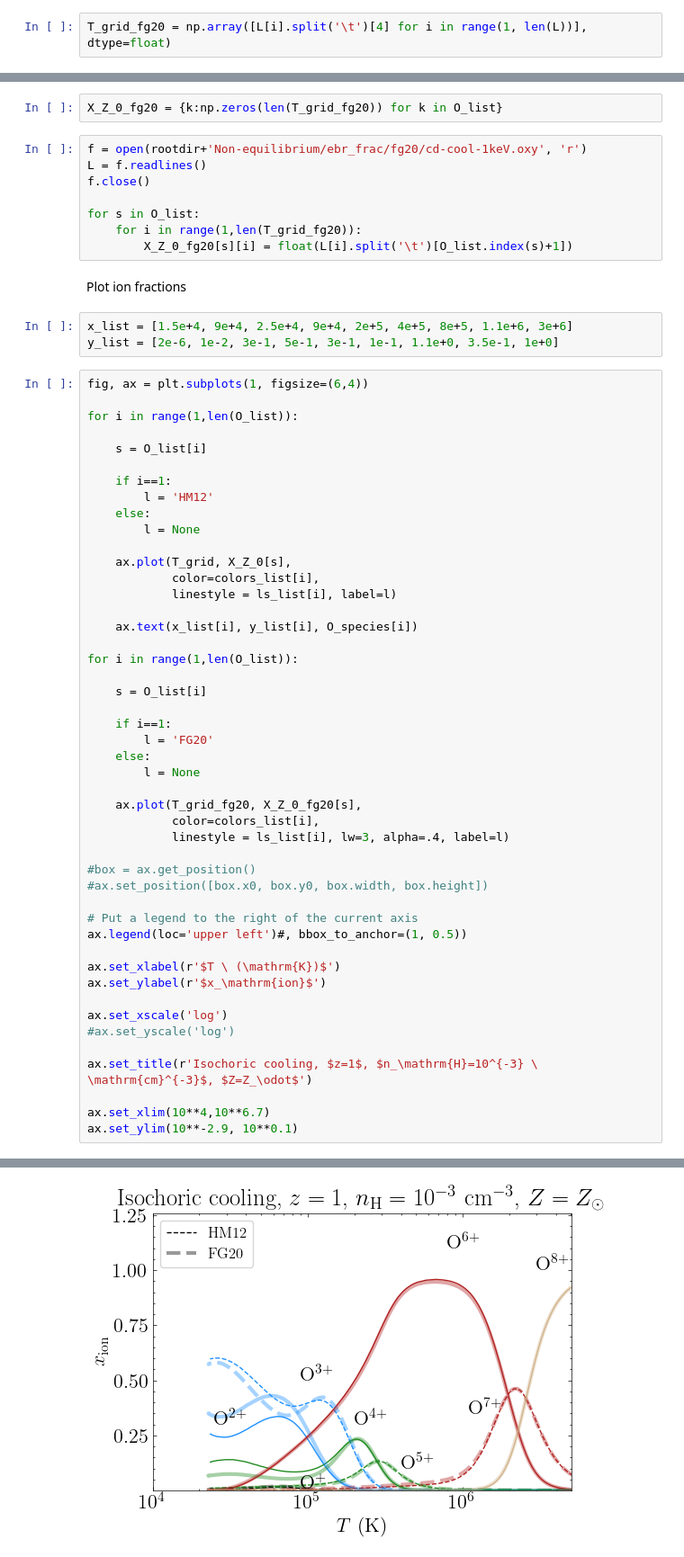
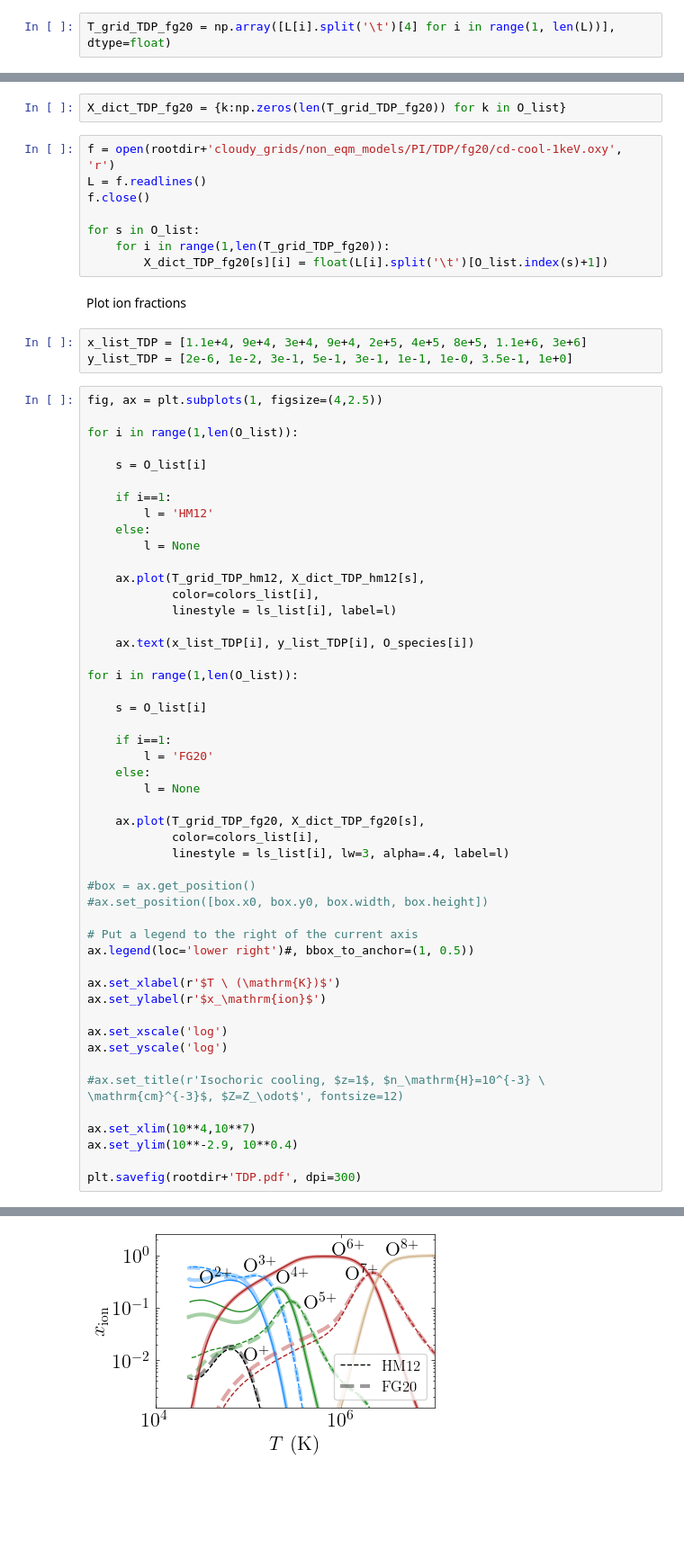
Before and after one commit to suyashk12/cgm_science, a Jupyter notebook: cloudy_fitting/ion_fractions.ipynb, the cells around one changed output, grey strips where cells are left out. Shown at 90% size. Cells and saved outputs as stored; diff of their text form; blank space fills up the shorter version.

```diff
--- a/cloudy_fitting/ion_fractions.ipynb
+++ b/cloudy_fitting/ion_fractions.ipynb
@@ -450,26 +832,26 @@ f = open(rootdir+'Non-equilibrium/ebr_frac/fg20/cd-cool-1keV.tim', 'r')
 L = f.readlines()
 f.close()
 # %%
-T_grid_fg20 = np.array([L[i].split('\t')[4] for i in range(1, len(L))], dtype=float)
+T_grid_TDP_fg20 = np.array([L[i].split('\t')[4] for i in range(1, len(L))], dtype=float)
 # %% [markdown]
 Read in ion fractions
 # %%
-X_Z_0_fg20 = {k:np.zeros(len(T_grid_fg20)) for k in O_list}
+X_dict_TDP_fg20 = {k:np.zeros(len(T_grid_TDP_fg20)) for k in O_list}
 # %%
-f = open(rootdir+'Non-equilibrium/ebr_frac/fg20/cd-cool-1keV.oxy', 'r')
+f = open(rootdir+'cloudy_grids/non_eqm_models/PI/TDP/fg20/cd-cool-1keV.oxy', 'r')
 L = f.readlines()
 f.close()
 
 for s in O_list:
-    for i in range(1,len(T_grid_fg20)):
-        X_Z_0_fg20[s][i] = float(L[i].split('\t')[O_list.index(s)+1])
+    for i in range(1,len(T_grid_TDP_fg20)):
+        X_dict_TDP_fg20[s][i] = float(L[i].split('\t')[O_list.index(s)+1])
 # %% [markdown]
 Plot ion fractions
 # %%
-x_list = [1.5e+4, 9e+4, 2.5e+4, 9e+4, 2e+5, 4e+5, 8e+5, 1.1e+6, 3e+6]
-y_list = [2e-6, 1e-2, 3e-1, 5e-1, 3e-1, 1e-1, 1.1e+0, 3.5e-1, 1e+0]
+x_list_TDP = [1.1e+4, 9e+4, 3e+4, 9e+4, 2e+5, 4e+5, 8e+5, 1.1e+6, 3e+6]
+y_list_TDP = [2e-6, 1e-2, 3e-1, 5e-1, 3e-1, 1e-1, 1e-0, 3.5e-1, 1e+0]
 # %%
-fig, ax = plt.subplots(1, figsize=(6,4))
+fig, ax = plt.subplots(1, figsize=(4,2.5))
 
 for i in range(1,len(O_list)):
 
@@ -480,11 +862,11 @@ for i in range(1,len(O_list)):
     else:
         l = None
 
-    ax.plot(T_grid, X_Z_0[s],
+    ax.plot(T_grid_TDP_hm12, X_dict_TDP_hm12[s],
             color=colors_list[i],
             linestyle = ls_list[i], label=l)
 
-    ax.text(x_list[i], y_list[i], O_species[i])
+    ax.text(x_list_TDP[i], y_list_TDP[i], O_species[i])
 
 for i in range(1,len(O_list)):
 
@@ -495,7 +877,7 @@ for i in range(1,len(O_list)):
     else:
         l = None
 
-    ax.plot(T_grid_fg20, X_Z_0_fg20[s],
+    ax.plot(T_grid_TDP_fg20, X_dict_TDP_fg20[s],
             color=colors_list[i],
             linestyle = ls_list[i], lw=3, alpha=.4, label=l)
 
@@ -503,16 +885,18 @@ for i in range(1,len(O_list)):
 #ax.set_position([box.x0, box.y0, box.width, box.height])
 
 # Put a legend to the right of the current axis
-ax.legend(loc='upper left')#, bbox_to_anchor=(1, 0.5))
+ax.legend(loc='lower right')#, bbox_to_anchor=(1, 0.5))
 
 ax.set_xlabel(r'$T \ (\mathrm{K})$')
 ax.set_ylabel(r'$x_\mathrm{ion}$')
 
 ax.set_xscale('log')
-#ax.set_yscale('log')
+ax.set_yscale('log')
 
-ax.set_title(r'Isochoric cooling, $z=1$, $n_\mathrm{H}=10^{-3} \ \mathrm{cm}^{-3}$, $Z=Z_\odot$')
+#ax.set_title(r'Isochoric cooling, $z=1$, $n_\mathrm{H}=10^{-3} \ \mathrm{cm}^{-3}$, $Z=Z_\odot$', fontsize=12)
 
-ax.set_xlim(10**4,10**6.7)
-ax.set_ylim(10**-2.9, 10**0.1)
+ax.set_xlim(10**4,10**7)
+ax.set_ylim(10**-2.9, 10**0.4)
+
+plt.savefig(rootdir+'TDP.pdf', dpi=300)
 # %% [output]
@@ -520 +903 @@ ax.set_ylim(10**-2.9, 10**0.1)
-[figure, old version]
+[figure, new version]
```
Also changed, not shown: parts of 71 cells of this notebook, 14 other files.
